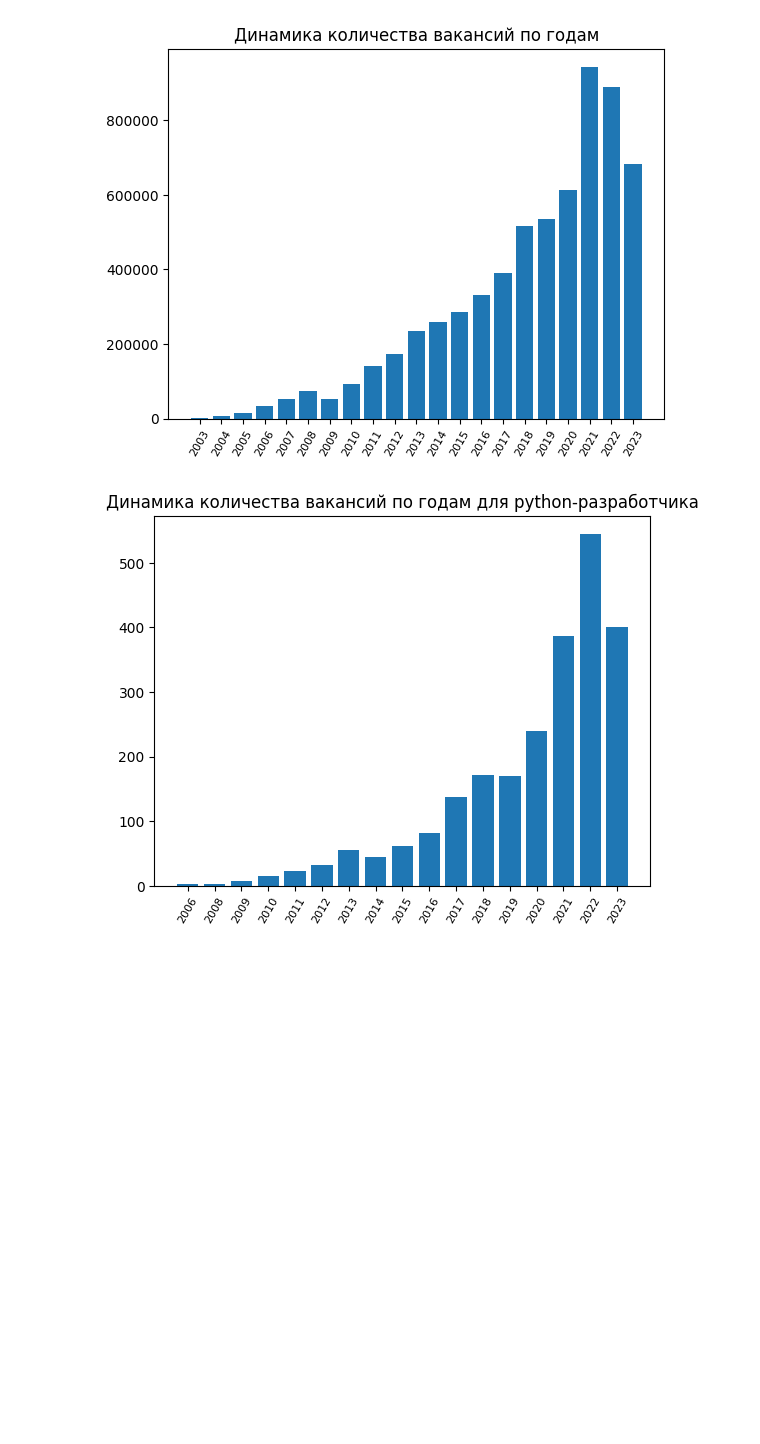
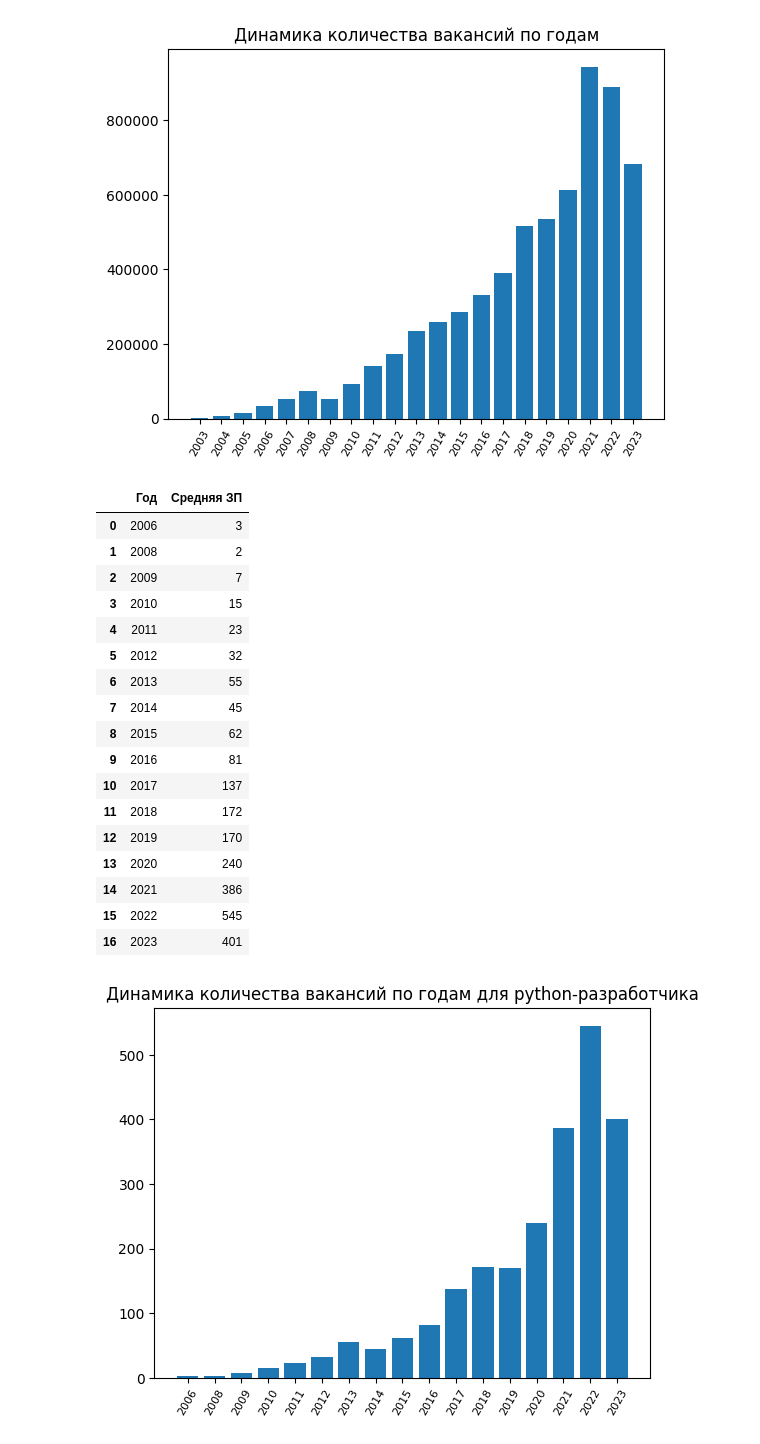
Before and after one commit to Vl4ddd/projectDjango, a Jupyter notebook: scripts/salary_count.ipynb, the cells around one changed output. Saved outputs shown, nothing was run; the diff lists cells and outputs as text; code cells hidden in the pictures; blank space fills up the shorter version.

```diff
--- a/scripts/salary_count.ipynb
+++ b/scripts/salary_count.ipynb
@@ -321,6 +387,27 @@ for year in years:
         continue
 # %%
 df_year_salary_count_vac_html = pd.DataFrame(list(year_salary_count_vac.items ()), columns = ['Год', 'Средняя ЗП'])
+# %%
+df_year_salary_count_vac_html
+# %% [output]
+|  | Год | Средняя ЗП |
+| 0 | 2006 | 3 |
+| 1 | 2008 | 2 |
+| 2 | 2009 | 7 |
+| 3 | 2010 | 15 |
+| 4 | 2011 | 23 |
+| 5 | 2012 | 32 |
+| 6 | 2013 | 55 |
+| 7 | 2014 | 45 |
+| 8 | 2015 | 62 |
+| 9 | 2016 | 81 |
+| 10 | 2017 | 137 |
+| 11 | 2018 | 172 |
+| 12 | 2019 | 170 |
+| 13 | 2020 | 240 |
+| 14 | 2021 | 386 |
+| 15 | 2022 | 545 |
+| 16 | 2023 | 401 |
 # %%
 df_year_salary_count_vac_html.to_html('year_count_vac_to_html.html')
 # %%
```
Also changed, not shown: parts of 18 cells of this notebook, 9 other files.
